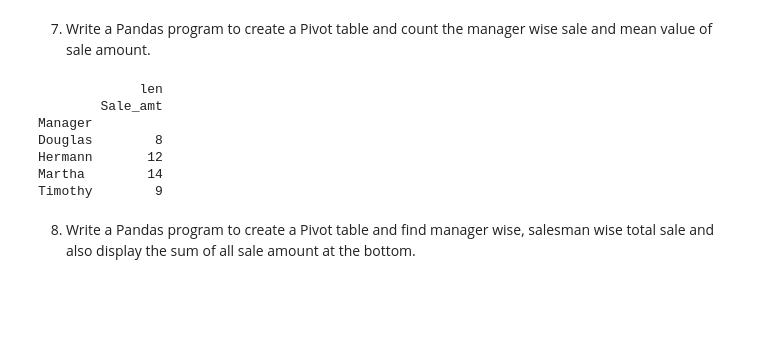
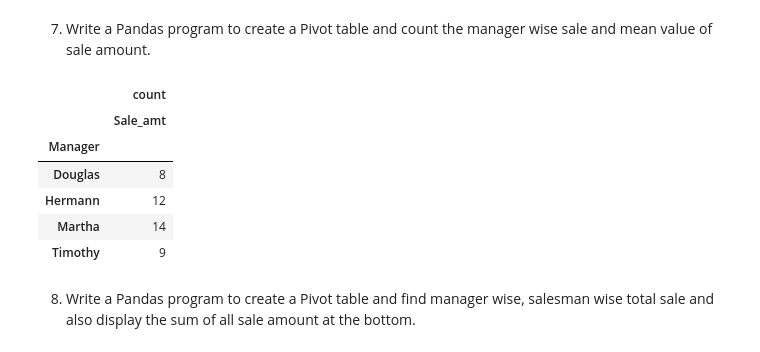
Before and after one commit to Max-akash/pydatabase, a Jupyter notebook: pivot_table practice.ipynb, the cells around one changed output. Saved outputs shown, nothing was run; the diff lists cells and outputs as text; code cells hidden in the pictures; blank space fills up the shorter version.

```diff
--- a/pivot_table practice.ipynb
+++ b/pivot_table practice.ipynb
@@ -130,15 +130,16 @@ table
 # %%
 df=pd.read_csv('dataset/Saledata.csv')
 
-print(pd.pivot_table(df,index=['Manager'],values=['Sale_amt'],aggfunc=[np.mean,len]))
+table = pd.pivot_table(df , index=['Manager'] , values=['Sale_amt'] , aggfunc=['count','mean'])
+table
 # %% [output]
-             len
-        Sale_amt
-Manager
-Douglas        8
-Hermann       12
-Martha        14
-Timothy        9
+|  | count |
+|  | Sale_amt |
+| Manager |  |
+| Douglas | 8 |
+| Hermann | 12 |
+| Martha | 14 |
+| Timothy | 9 |
 # %% [markdown]
 8. Write a Pandas program to create a Pivot table and find manager wise, salesman wise total sale and also display the sum of all sale amount at the bottom.
 # %%
```
Also changed, not shown: parts of 15 cells of this notebook.
